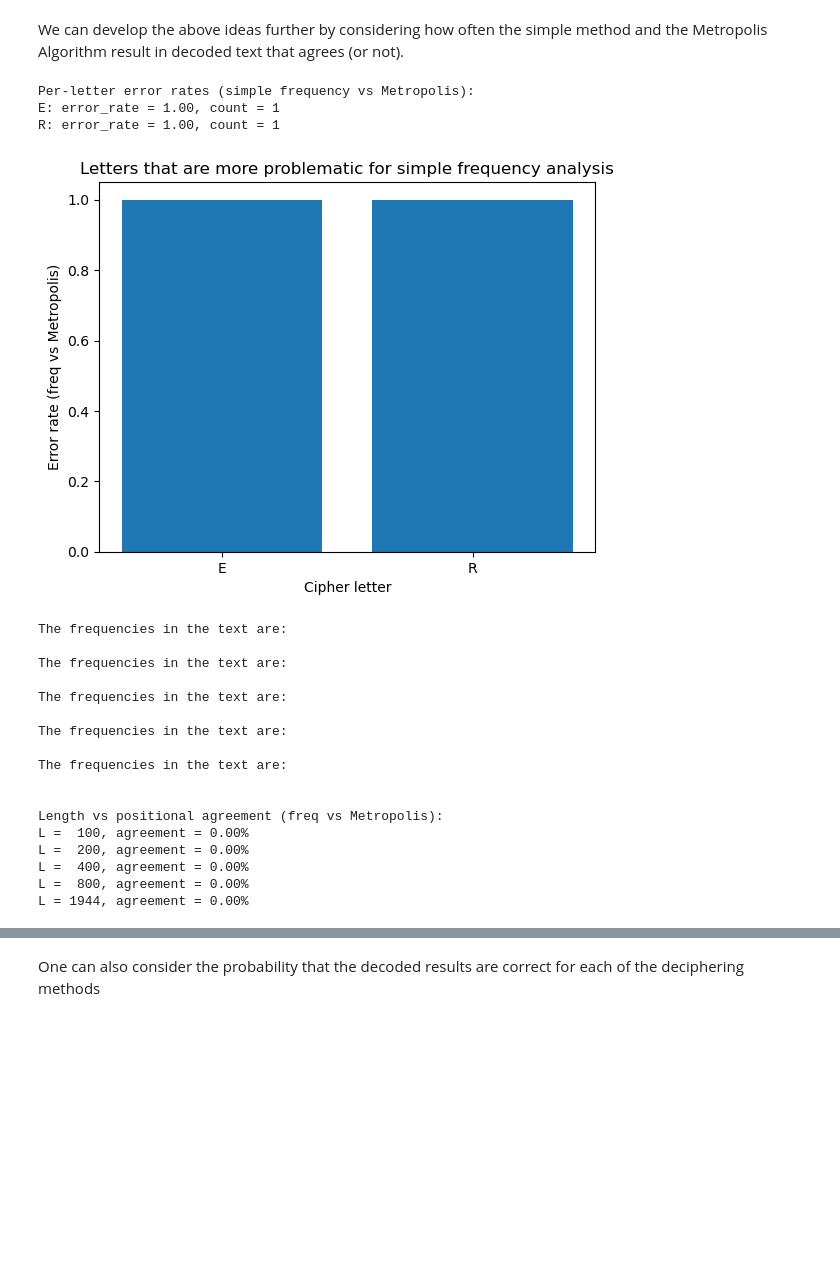
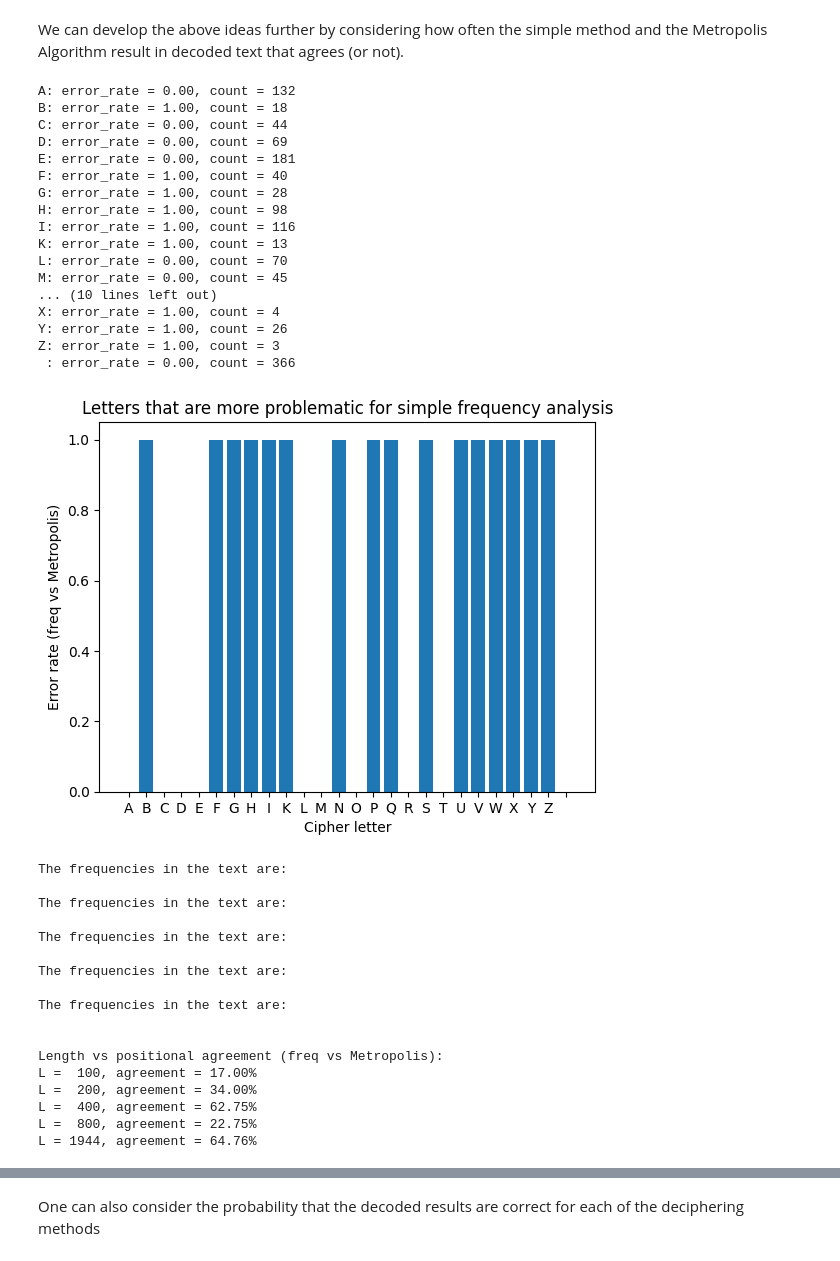
Before and after one commit to barracuda356/Group5_Cryptography, a Jupyter notebook: 1stDecMidday.ipynb, the cells around one changed output, grey strips where cells are left out. Drawn from its saved outputs; the diff is of its cells as text; code cells hidden in the pictures; blank space fills up the shorter version.

```diff
--- a/1stDecMidday.ipynb
+++ b/1stDecMidday.ipynb
@@ -1155,7 +1156,7 @@ if isinstance(decoded_freq, list):
 
 # Metropolis / bigram decode
 bigram_stats = all_bigram_freqs(moby_new, character_list)
-decoded_metro = metropolis(ciphertext, character_list, 20000, 1.0, bigram_stats, verbose=False)
+decoded_metro = metropolis(ciphertext, character_list, 20000, 1.0, bigram_stats, verbose=False)[0]
 
 # Sometimes Metropolis returns a list (or list of lists) – convert to string
 if isinstance(decoded_metro, list):
@@ -1198,55 +1199,55 @@ We can develop the above ideas further by considering how often the simple metho
 def per_letter_stats(ciphertext, decoded_freq, decoded_metro):
     stats = {}
     for c in character_list:
-        stats[c] = {
-            "count": 0,
-            "same": 0,
-            "diff": 0
-        }
+        stats[c] = {"count": 0, "same": 0, "diff": 0}
 
     n = min(len(ciphertext), len(decoded_freq), len(decoded_metro))
     for i in range(n):
-        c = ciphertext[i]
+        # treat Metropolis decode as the "true" plaintext letter
+        c = decoded_metro[i]
         f = decoded_freq[i]
         m = decoded_metro[i]
+
         stats[c]["count"] += 1
         if f == m:
             stats[c]["same"] += 1
         else:
             stats[c]["diff"] += 1
 
+    # after collecting counts, add an explicit error_rate field
     for c in character_list:
-        cnt = stats[c]["count"]
-        if cnt > 0:
-            stats[c]["error_rate"] = stats[c]["diff"] / cnt
+        if stats[c]["count"] > 0:
+            stats[c]["error_rate"] = stats[c]["diff"] / stats[c]["count"]
         else:
-            stats[c]["error_rate"] = None
+            stats[c]["error_rate"] = 0.0
+
     return stats
 
 
+# compute the per-letter stats once
 letter_stats = per_letter_stats(ciphertext, decoded_freq, decoded_metro)
 
+# Per-letter error rates (simple frequency vs Metropolis):
 letters = []
 error_rates = []
 counts = []
 
 for c in character_list:
-    if letter_stats[c]["count"] > 0 and letter_stats[c]["error_rate"] is not None:
+    if letter_stats[c]["count"] > 0:
         letters.append(c)
         error_rates.append(letter_stats[c]["error_rate"])
         counts.append(letter_stats[c]["count"])
 
-print("Per-letter error rates (simple frequency vs Metropolis):")
-for c, er, cnt in zip(letters, error_rates, counts):
-    print(f"{c}: error_rate = {er:.2f}, count = {cnt}")
+# quick print so we can see the numbers
+for l, e, cnt in zip(letters, error_rates, counts):
+    print(f"{l}: error_rate = {e:.2f}, count = {cnt}")
 
-# bar chart: which letters are more problematic?
 plt.figure()
-plt.bar(range(len(letters)), error_rates)
-plt.xticks(range(len(letters)), letters)
+plt.bar(letters, error_rates)
 plt.xlabel("Cipher letter")
 plt.ylabel("Error rate (freq vs Metropolis)")
 plt.title("Letters that are more problematic for simple frequency analysis")
+plt.ylim(0, 1.05)
 plt.show()
 
 
@@ -1258,38 +1259,52 @@ lengths = [100, 200, 400, 800, len(ciphertext)]
 lengths = [L for L in lengths if L <= len(ciphertext)]
 
 length_results = []
 
 for L in lengths:
     ct_sub = ciphertext[:L]
 
     # Simple frequency-based decode on the shorter message
     english_freqs_sub = get_frequency(moby_new)
     freq_map_sub = get_letter_map_from_frequency(ct_sub, english_freqs_sub, verbose=False)
     dec_freq_sub = decode(ct_sub, freq_map_sub)
 
     # Metropolis/bigram decode on the shorter message
     bigram_stats_sub = all_bigram_freqs(moby_new, character_list)
-    dec_metro_sub = metropolis(ct_sub, character_list, 20000, 1.0, bigram_stats_sub, verbose=False)
+    dec_metro_sub = metropolis(ct_sub, character_list, 20000, 1.0, bigram_stats_sub, verbose=False)[0]
     agree_sub = positional_overlap(dec_freq_sub, dec_metro_sub)
     length_results.append((L, agree_sub))
 
 print("\nLength vs positional agreement (freq vs Metropolis):")
 for L, a in length_results:
     print(f"L = {L:4d}, agreement = {a*100:.2f}%")
 
 plt.figure()
 plt.plot([x[0] for x in length_results],
          [x[1] for x in length_results],
          marker="o")
 plt.xlabel("Message length (characters)")
 plt.ylabel("Positional agreement")
 plt.title("Effect of message length on frequency-based decoding")
 plt.show()
 # %% [output]
-Per-letter error rates (simple frequency vs Metropolis):
-E: error_rate = 1.00, count = 1
-R: error_rate = 1.00, count = 1
+A: error_rate = 0.00, count = 132
+B: error_rate = 1.00, count = 18
+C: error_rate = 0.00, count = 44
+D: error_rate = 0.00, count = 69
+E: error_rate = 0.00, count = 181
+F: error_rate = 1.00, count = 40
+G: error_rate = 1.00, count = 28
+H: error_rate = 1.00, count = 98
+I: error_rate = 1.00, count = 116
+K: error_rate = 1.00, count = 13
+L: error_rate = 0.00, count = 70
+M: error_rate = 0.00, count = 45
+... (10 lines left out)
+X: error_rate = 1.00, count = 4
+Y: error_rate = 1.00, count = 26
+Z: error_rate = 1.00, count = 3
+ : error_rate = 0.00, count = 366
-[figure, old version]
+[figure, new version]
 The frequencies in the text are:
 
 The frequencies in the text are:
@@ -1302,8 +1317,8 @@ The frequencies in the text are:
 
 
 Length vs positional agreement (freq vs Metropolis):
-L =  100, agreement = 0.00%
-L =  200, agreement = 0.00%
-L =  400, agreement = 0.00%
-L =  800, agreement = 0.00%
-L = 1944, agreement = 0.00%
+L =  100, agreement = 17.00%
+L =  200, agreement = 34.00%
+L =  400, agreement = 62.75%
+L =  800, agreement = 22.75%
+L = 1944, agreement = 64.76%
```
Also changed, not shown: parts of 15 cells of this notebook.
